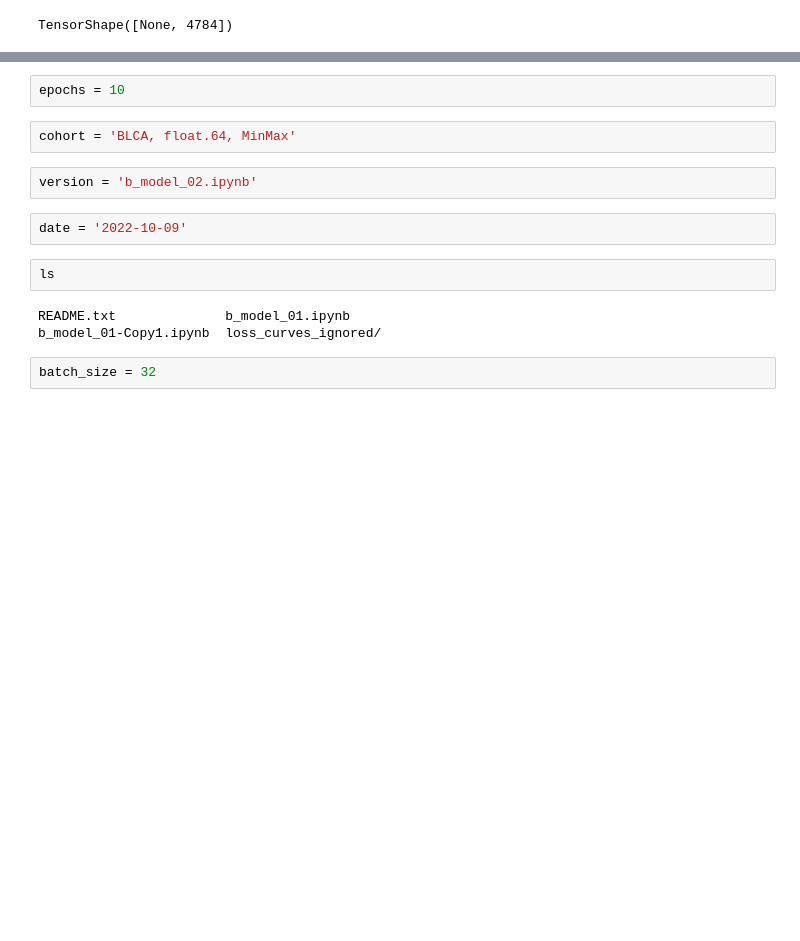
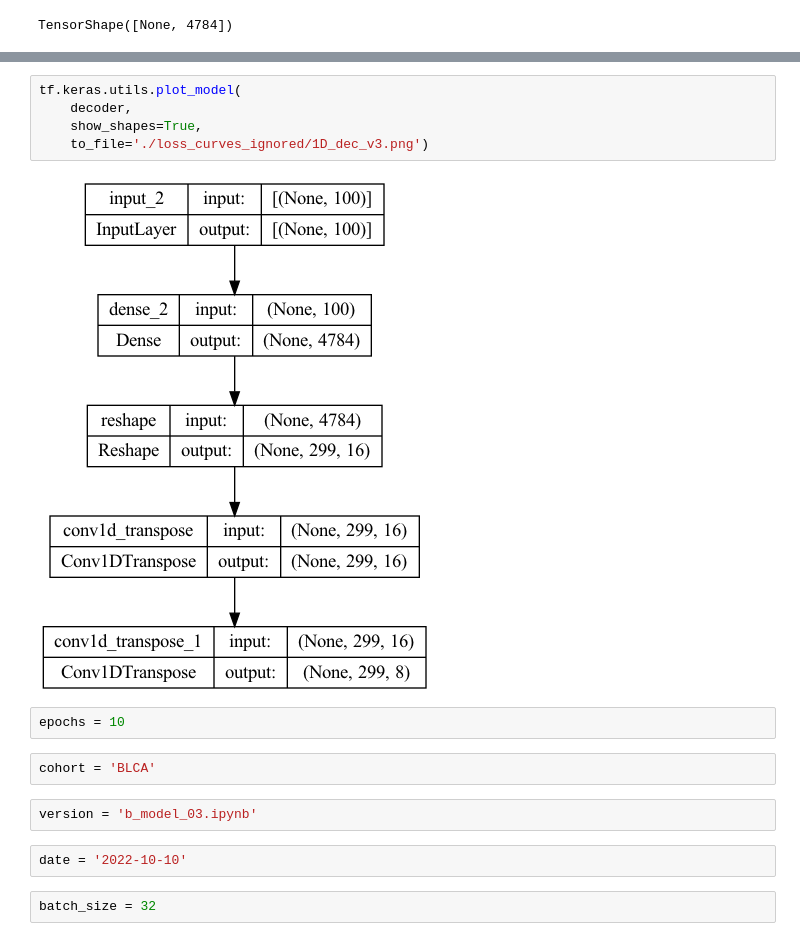
Before and after one commit to briankarlberg/synthetic_TCGA_data_gen, a Jupyter notebook: b_model/b_model_03.ipynb, the cells around one changed output, grey strips where cells are left out. Cells and saved outputs as stored; diff of their text form; blank space fills up the shorter version.

```diff
--- a/b_model/b_model_03.ipynb
+++ b/b_model/b_model_03.ipynb
@@ -263,15 +375,17 @@ AttributeError: module 'tensorflow' has no attribute 'utils'
+# %%
+tf.keras.utils.plot_model(
+    decoder,
+    show_shapes=True,
+    to_file='./loss_curves_ignored/1D_dec_v3.png')
+# %% [output]
+[figure, added]
 # %%
 epochs = 10
 # %%
-cohort = 'BLCA, float.64, MinMax'
+cohort = 'BLCA'
 # %%
-version = 'b_model_02.ipynb'
+version = 'b_model_03.ipynb'
 # %%
-date = '2022-10-09'
+date = '2022-10-10'
-# %%
-ls
-# %% [output]
-README.txt              b_model_01.ipynb
-b_model_01-Copy1.ipynb  loss_curves_ignored/
 # %%
 batch_size = 32
```
Also changed, not shown: parts of 44 cells of this notebook, 2 other files.
